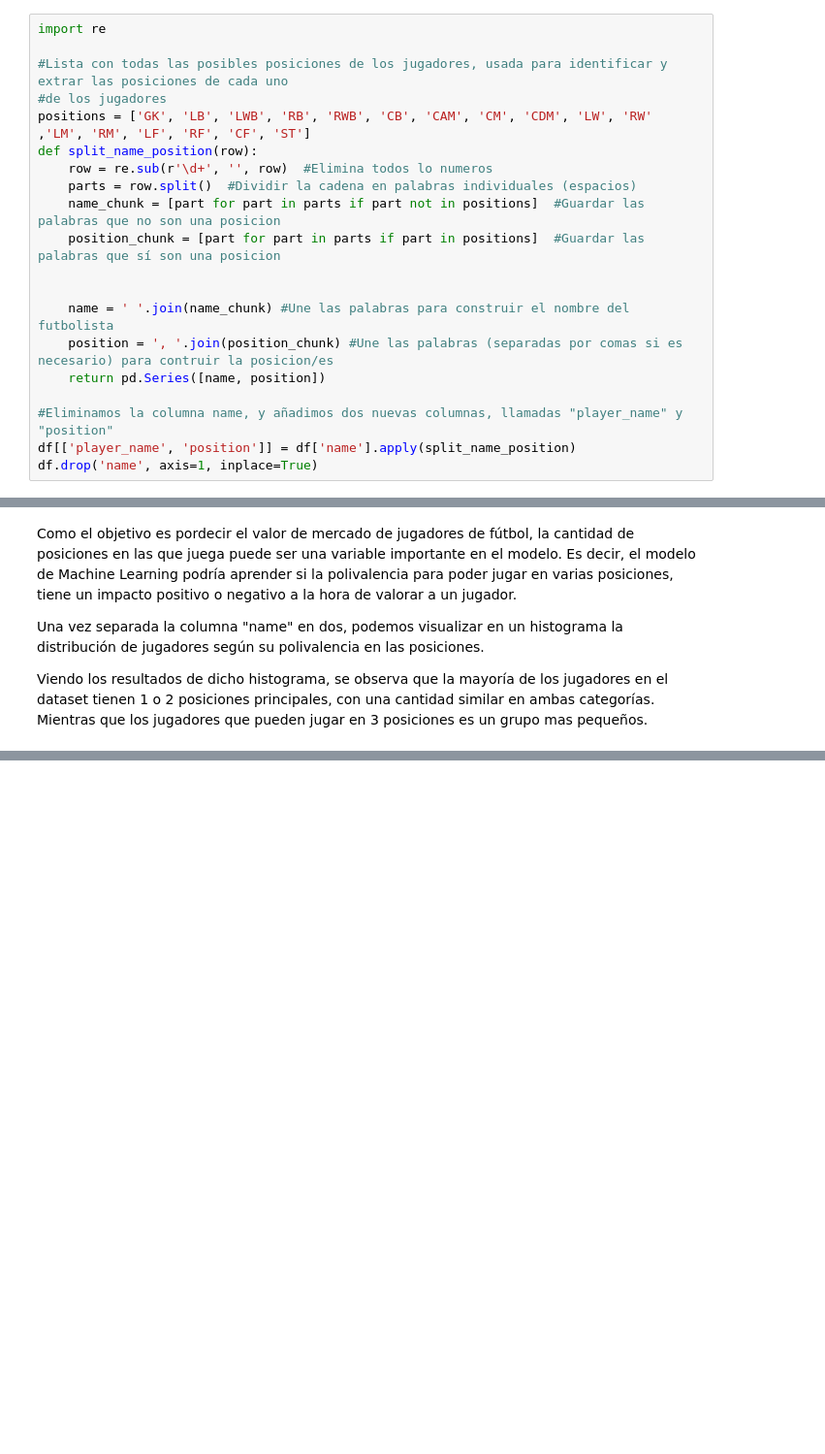
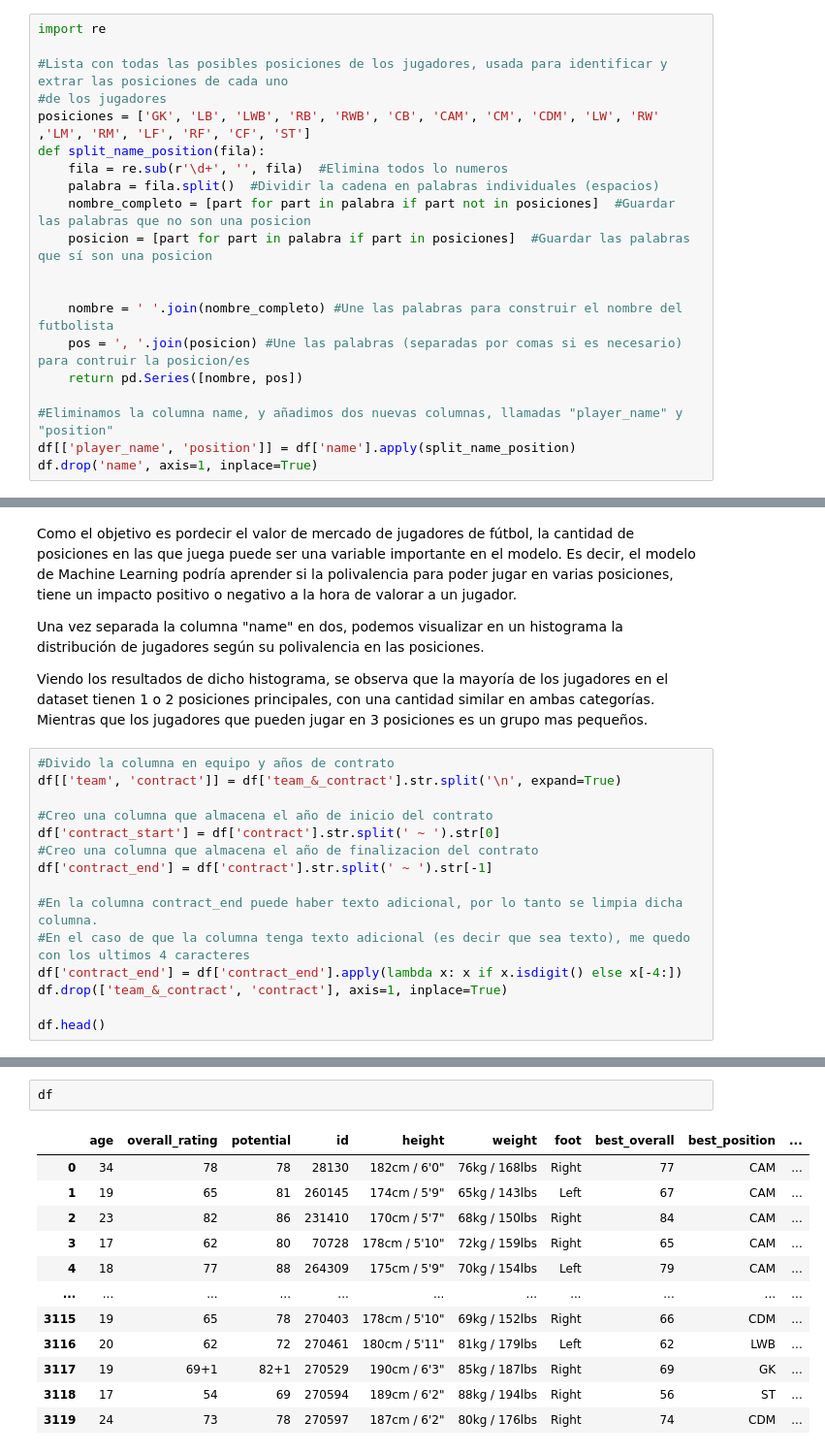
Before and after one commit to javierlara47/TFG, a Jupyter notebook: notebooks/machine_learning.ipynb, the cells around one changed output, grey strips where cells are left out. Shown at 97% size. Drawn from its saved outputs; the diff is of its cells as text; blank space fills up the shorter version.

```diff
--- a/notebooks/machine_learning.ipynb
+++ b/notebooks/machine_learning.ipynb
@@ -92,17 +92,17 @@ import re
 
 #Lista con todas las posibles posiciones de los jugadores, usada para identificar y extrar las posiciones de cada uno
 #de los jugadores
-positions = ['GK', 'LB', 'LWB', 'RB', 'RWB', 'CB', 'CAM', 'CM', 'CDM', 'LW', 'RW' ,'LM', 'RM', 'LF', 'RF', 'CF', 'ST']
-def split_name_position(row):
-    row = re.sub(r'\d+', '', row)  #Elimina todos lo numeros
-    parts = row.split()  #Dividir la cadena en palabras individuales (espacios)
-    name_chunk = [part for part in parts if part not in positions]  #Guardar las palabras que no son una posicion
-    position_chunk = [part for part in parts if part in positions]  #Guardar las palabras que sí son una posicion
+posiciones = ['GK', 'LB', 'LWB', 'RB', 'RWB', 'CB', 'CAM', 'CM', 'CDM', 'LW', 'RW' ,'LM', 'RM', 'LF', 'RF', 'CF', 'ST']
+def split_name_position(fila):
+    fila = re.sub(r'\d+', '', fila)  #Elimina todos lo numeros
+    palabra = fila.split()  #Dividir la cadena en palabras individuales (espacios)
+    nombre_completo = [part for part in palabra if part not in posiciones]  #Guardar las palabras que no son una posicion
+    posicion = [part for part in palabra if part in posiciones]  #Guardar las palabras que sí son una posicion
 
 
-    name = ' '.join(name_chunk) #Une las palabras para construir el nombre del futbolista
-    position = ', '.join(position_chunk) #Une las palabras (separadas por comas si es necesario) para contruir la posicion/es
-    return pd.Series([name, position])
+    nombre = ' '.join(nombre_completo) #Une las palabras para construir el nombre del futbolista
+    pos = ', '.join(posicion) #Une las palabras (separadas por comas si es necesario) para contruir la posicion/es
+    return pd.Series([nombre, pos])
 
 #Eliminamos la columna name, y añadimos dos nuevas columnas, llamadas "player_name" y "position"
 df[['player_name', 'position']] = df['name'].apply(split_name_position)
@@ -142,3 +142,18 @@ Como el objetivo es pordecir el valor de mercado de jugadores de fútbol, la can
 Una vez separada la columna "name" en dos, podemos visualizar en un histograma la distribución de jugadores según su polivalencia en las posiciones.
 
 Viendo los resultados de dicho histograma, se observa que la mayoría de los jugadores en el dataset tienen 1 o 2 posiciones principales, con una cantidad similar en ambas categorías. Mientras que los jugadores que pueden jugar en 3 posiciones es un grupo mas pequeños.
+# %%
+#Divido la columna en equipo y años de contrato
+df[['team', 'contract']] = df['team_&_contract'].str.split('\n', expand=True)
+
+#Creo una columna que almacena el año de inicio del contrato
+df['contract_start'] = df['contract'].str.split(' ~ ').str[0]
+#Creo una columna que almacena el año de finalizacion del contrato
+df['contract_end'] = df['contract'].str.split(' ~ ').str[-1]
+
+#En la columna contract_end puede haber texto adicional, por lo tanto se limpia dicha columna.
+#En el caso de que la columna tenga texto adicional (es decir que sea texto), me quedo con los ultimos 4 caracteres
+df['contract_end'] = df['contract_end'].apply(lambda x: x if x.isdigit() else x[-4:])
+df.drop(['team_&_contract', 'contract'], axis=1, inplace=True)
+
+df.head()
@@ -144,0 +177,15 @@ Viendo los resultados de dicho histograma, se observa que la mayoría de los jug
+# %%
+df
+# %% [output]
+|  | age | overall_rating | potential | id | height | weight | foot | best_overall | best_position | ... |
+| 0 | 34 | 78 | 78 | 28130 | 182cm / 6'0" | 76kg / 168lbs | Right | 77 | CAM | ... |
+| 1 | 19 | 65 | 81 | 260145 | 174cm / 5'9" | 65kg / 143lbs | Left | 67 | CAM | ... |
+| 2 | 23 | 82 | 86 | 231410 | 170cm / 5'7" | 68kg / 150lbs | Right | 84 | CAM | ... |
+| 3 | 17 | 62 | 80 | 70728 | 178cm / 5'10" | 72kg / 159lbs | Right | 65 | CAM | ... |
+| 4 | 18 | 77 | 88 | 264309 | 175cm / 5'9" | 70kg / 154lbs | Left | 79 | CAM | ... |
+| ... | ... | ... | ... | ... | ... | ... | ... | ... | ... | ... |
+| 3115 | 19 | 65 | 78 | 270403 | 178cm / 5'10" | 69kg / 152lbs | Right | 66 | CDM | ... |
+| 3116 | 20 | 62 | 72 | 270461 | 180cm / 5'11" | 81kg / 179lbs | Left | 62 | LWB | ... |
+| 3117 | 19 | 69+1 | 82+1 | 270529 | 190cm / 6'3" | 85kg / 187lbs | Right | 69 | GK | ... |
+| 3118 | 17 | 54 | 69 | 270594 | 189cm / 6'2" | 88kg / 194lbs | Right | 56 | ST | ... |
+| 3119 | 24 | 73 | 78 | 270597 | 187cm / 6'2" | 80kg / 176lbs | Right | 74 | CDM | ... |
```
Also changed, not shown: parts of 9 cells of this notebook.
